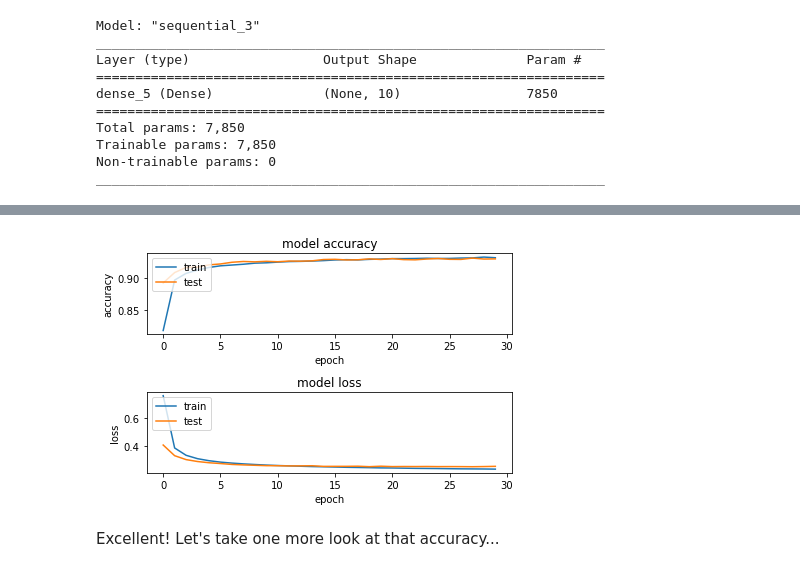
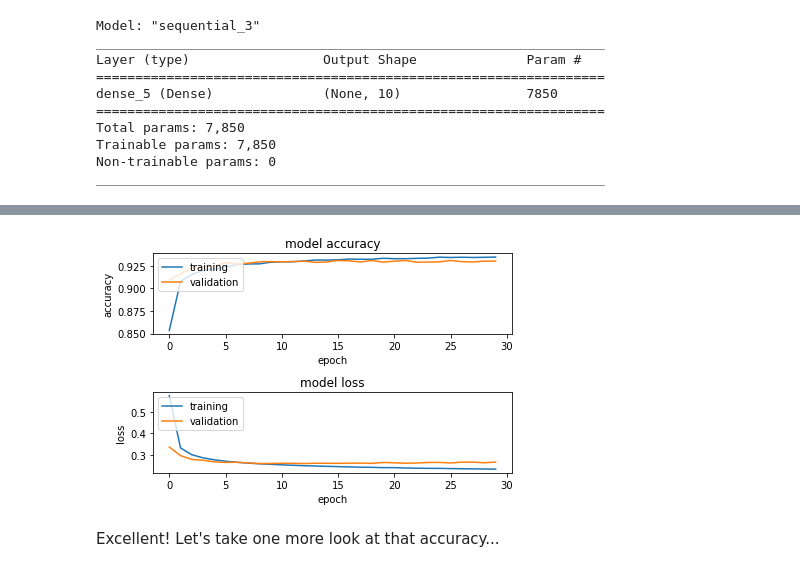
Before and after one commit to CSCI4850/notebook-examples, a Jupyter notebook: Feed-forward Neural Networks/Multilayer Networks.ipynb, the cells around one changed output, grey strips where cells are left out. Cells and saved outputs as stored; diff of their text form; code cells hidden in the pictures.

```diff
--- a/Feed-forward Neural Networks/Multilayer Networks.ipynb
+++ b/Feed-forward Neural Networks/Multilayer Networks.ipynb
@@ -318,7 +558,7 @@ model = keras.models.Sequential()
 # Linear
 model.add(keras.layers.Dense(num_classes, activation='softmax',input_shape=[x_train.shape[1]]))
 model.compile(loss=keras.losses.categorical_crossentropy,
-              optimizer=keras.optimizers.Adam(),
+              optimizer=keras.optimizers.Nadam(),
               metrics=['accuracy'])
 model.summary()
 # %% [output]
@@ -337,7 +579,7 @@ _________________________________________________________________
 history = model.fit(x_train, y_train,
           batch_size=128,
           epochs=30,
-          verbose=1,
+          verbose=0,
           validation_split = 0.2)
 score = model.evaluate(x_test, y_test, verbose=0)
 print('Test loss:', score[0])
@@ -363,30 +590,30 @@ Test accuracy: 0.925599992275238
 # %%
 plt.figure()
 
 # summarize history for accuracy
 
 plt.subplot(211)
 plt.plot(history.history['accuracy'])
 plt.plot(history.history['val_accuracy'])
 plt.title('model accuracy')
 plt.ylabel('accuracy')
 plt.xlabel('epoch')
-plt.legend(['train', 'test'], loc='upper left')
+plt.legend(['training', 'validation'], loc='upper left')
 
 # summarize history for loss
 
 plt.subplot(212)
 plt.plot(history.history['loss'])
 plt.plot(history.history['val_loss'])
 plt.title('model loss')
 plt.ylabel('loss')
 plt.xlabel('epoch')
-plt.legend(['train', 'test'], loc='upper left')
+plt.legend(['training', 'validation'], loc='upper left')
 
 plt.tight_layout()
 plt.show()
 # %% [output]
-[figure, old version]
+[figure, new version]
 # %% [markdown]
 Excellent! Let's take one more look at that accuracy...
 # %%
```
Also changed, not shown: parts of 56 cells of this notebook.
